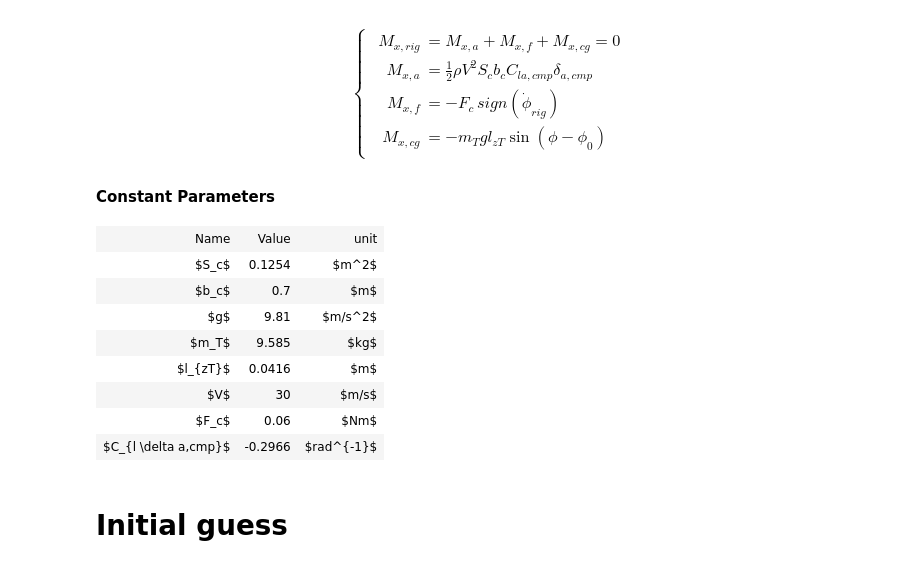
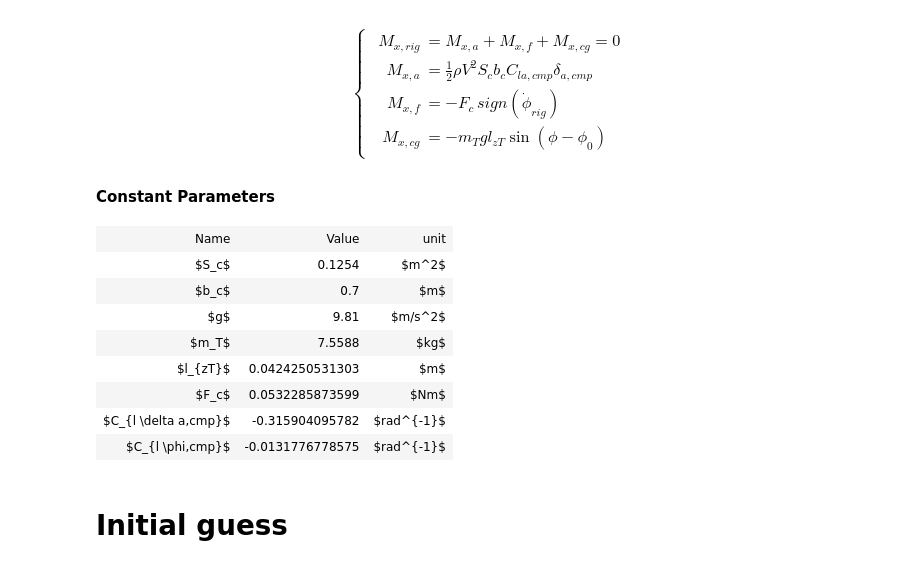
Before and after one commit to matthewzhenggong/fiwt, a Jupyter notebook: workspace_py/RigStaticRollId-Exp51-2.ipynb, the cells around one changed output. Drawn from its saved outputs; the diff is of its cells as text; code cells hidden in the pictures.

```diff
--- a/workspace_py/RigStaticRollId-Exp51-2.ipynb
+++ b/workspace_py/RigStaticRollId-Exp51-2.ipynb
@@ -187,21 +194,22 @@ b_c = 0.7      #b_c(m)
 g = 9.81       #g(m/s2)
 
 #static measurement
-m_T = 9.585   #m_T(kg)
-l_z_T = 0.0416 #l_z_T(m)
-V = 30         #V(m/s)
+m_T = 7.5588   #m_T(kg)
+l_z_T = 0.0424250531303 #l_z_T(m)
 
 #previous estimations
-F_c = 0.06 #F_c(N*m)
-Clda_cmp = -0.2966 #Clda_cmp(1/rad)
+F_c = 0.0532285873599 #F_c(N*m)
+Clda_cmp = -0.315904095782 #Clda_cmp(1/rad)
+Clphi_cmp = -0.0131776778575 #Clphi_cmp(1/rad)
 
 #for short
-qbarSb = 0.5*1.225*V*V*S_c*b_c
 _m_T_l_z_T_g = -(m_T*l_z_T)*g
 
 
-def obs(Z,T,U,params):
-    s = T.size
+def obs(Z,T,U,params,consts):
+    DT = consts['DT']
+    ID = consts['id']
+    V  = consts['V']
 
     k1 = np.array(params[0:angles_num])
     k2 = np.array(params[angles_num:angles_num*2])
@@ -214,36 +222,43 @@ def obs(Z,T,U,params):
     Clda3 = scipy.interpolate.interp1d(angles, Clda_cmp*0.00436332313*k3*angles,assume_sorted=True)
     Clda4 = scipy.interpolate.interp1d(angles, Clda_cmp*0.00436332313*k4*angles,assume_sorted=True)
 
+    s = T.size
+    qbarSb = 0.5*1.225*V*V*S_c*b_c
     moments_a = qbarSb*(Clda1(U[:s,0])+Clda2(U[:s,1])
                        +Clda3(U[:s,2])+Clda4(U[:s,3]))
 
     phi = phi0+np.arcsin(np.clip(-moments_a/_m_T_l_z_T_g, -1, 1))
 
+    moments_f = np.copysign(F_c, phi);
+    moments_p = qbarSb*Clphi_cmp*phi;
+
+    phi = phi0+np.arcsin(np.clip(-(moments_a+moments_p+moments_f)/_m_T_l_z_T_g, -1, 1))
+
     return (phi*57.3).reshape((-1,1))
 # %%
 display(HTML('<b>Constant Parameters</b>'))
 table = ListTable()
 table.append(['Name','Value','unit'])
 table.append(['$S_c$',S_c,'$m^2$'])
 table.append(['$b_c$',b_c,'$m$'])
 table.append(['$g$',g,'$m/s^2$'])
 table.append(['$m_T$',m_T,'$kg$'])
 table.append(['$l_{zT}$',l_z_T,'$m$'])
-table.append(['$V$',V,'$m/s$'])
 table.append(['$F_c$',F_c,'$Nm$'])
 table.append(['$C_{l \delta a,cmp}$',Clda_cmp,'$rad^{-1}$'])
+table.append(['$C_{l \phi,cmp}$',Clphi_cmp,'$rad^{-1}$'])
 display(table)
 # %% [output]
 Constant Parameters
 | Name | Value | unit |
 | $S_c$ | 0.1254 | $m^2$ |
 | $b_c$ | 0.7 | $m$ |
 | $g$ | 9.81 | $m/s^2$ |
-| $m_T$ | 9.585 | $kg$ |
-| $l_{zT}$ | 0.0416 | $m$ |
-| $V$ | 30 | $m/s$ |
-| $F_c$ | 0.06 | $Nm$ |
-| $C_{l \delta a,cmp}$ | -0.2966 | $rad^{-1}$ |
+| $m_T$ | 7.5588 | $kg$ |
+| $l_{zT}$ | 0.0424250531303 | $m$ |
+| $F_c$ | 0.0532285873599 | $Nm$ |
+| $C_{l \delta a,cmp}$ | -0.315904095782 | $rad^{-1}$ |
+| $C_{l \phi,cmp}$ | -0.0131776778575 | $rad^{-1}$ |
 # %% [markdown]
 # Initial guess
 # %% [markdown]
```
Also changed, not shown: parts of 12 cells of this notebook, 2 other files.
